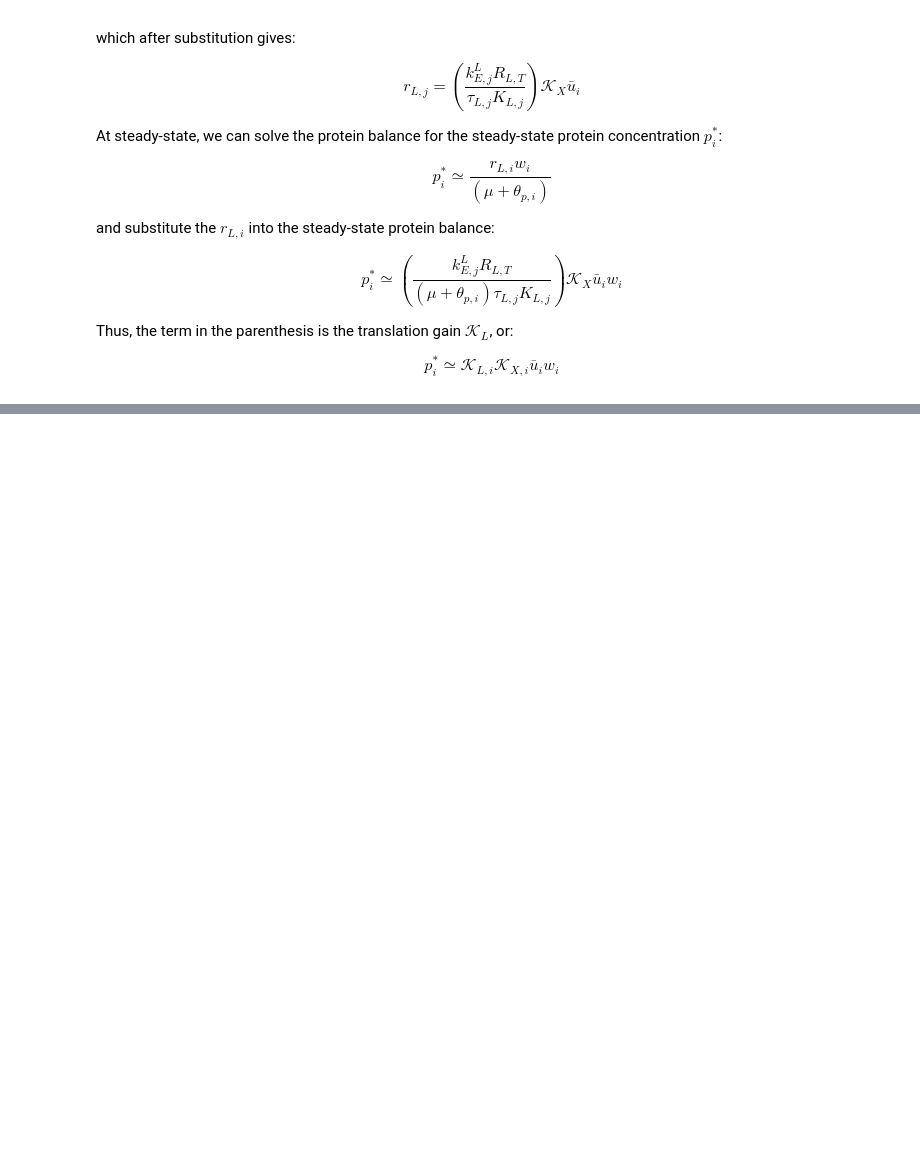
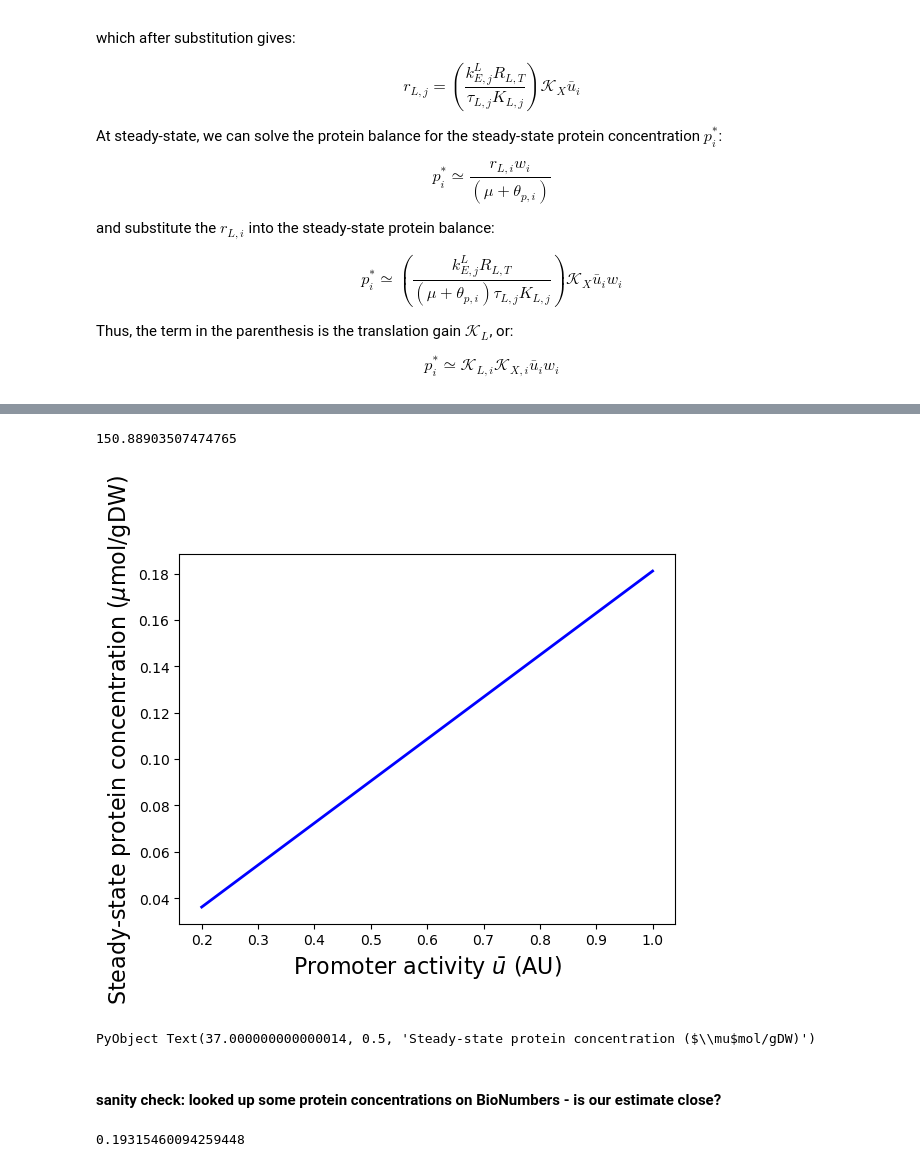
Before and after one commit to varnerlab/CHEME-5440-7770-P2-soln, a Jupyter notebook: Q3_soln/Solution.ipynb, the cells around one changed output, grey strips where cells are left out. Drawn from its saved outputs; the diff is of its cells as text; code cells hidden in the pictures; blank space fills up the shorter version.

```diff
--- a/Q3_soln/Solution.ipynb
+++ b/Q3_soln/Solution.ipynb
@@ -66,0 +93,33 @@ p_{i}^{*} \simeq \mathcal{K}_{L,i}\mathcal{K}_{X,i}\bar{u}_{i}w_{i}
+# %%
+KL = calculate_translation_gain(pd) # units: mumol/gDW
+# %% [output]
+150.88903507474765
+# %%
+# make the plot -
+p_star_array = Array{Float64,1}()
+u_value_array = collect(range(0.2,stop=1.0,length=100)) # note: we start at the lower end of the u-range from P1 NOT 0!
+KX = 1.2*(1e6/1e9) # KX from P1 converted to mumol/gDW
+for (index,u_value) in enumerate(u_value_array)
+    tmp_value = KL*KX*u_value
+    push!(p_star_array,tmp_value)
+end
+
+# plot -
+plot(u_value_array,p_star_array,"b",lw=2)
+xlabel(L"Promoter activity $\bar{u}$ (AU)",fontsize=16)
+ylabel(L"Steady-state protein concentration ($\mu$mol/gDW)",fontsize=16)
+# %% [output]
+[figure, added]
+PyObject Text(37.000000000000014, 0.5, 'Steady-state protein concentration ($\\mu$mol/gDW)')
+# %% [markdown]
+#### sanity check: looked up some protein concentrations on BioNumbers - is our estimate close?
+# %%
+# need to convert from copies/cell to mumol/gDW -
+# found the *maximal value* of the CbpA protein, see BIND:107995
+AVN = 6.02e23
+M = pd["mass_ecoli_cell"]
+WF = pd["ecoli_fraction_water"]
+literature_value = 15000 # BIND:107995 units: copies/cell
+PTEST = (literature_value)*(1/AVN)*(1/M)*(1/(1-WF))*(1e6)
+# %% [output]
+0.19315460094259448
```
Also changed, not shown: parts of 7 cells of this notebook, 3 other files.
